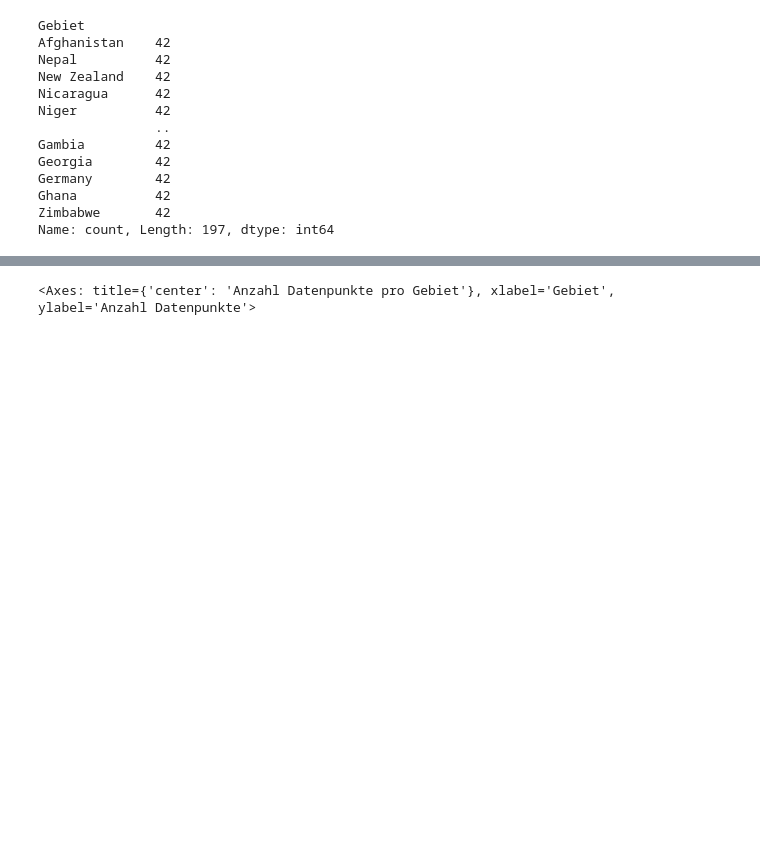
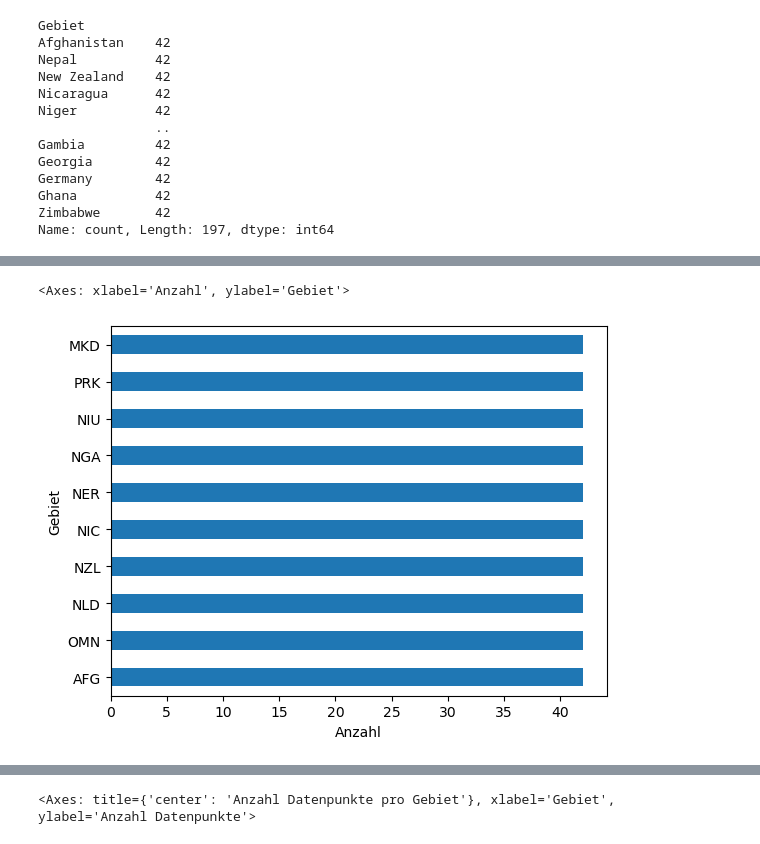
Before and after one commit to simona-cyber/LN-Python, a Jupyter notebook: Grundgerüst_Leistungsnachweis.ipynb, the cells around one changed output, grey strips where cells are left out. Cells and saved outputs as stored; diff of their text form; code cells hidden in the pictures; blank space fills up the shorter version.

```diff
--- a/Grundgerüst_Leistungsnachweis.ipynb
+++ b/Grundgerüst_Leistungsnachweis.ipynb
@@ -115,0 +195,5 @@ Name: count, Length: 197, dtype: int64
+# %%
+df["Gebiet"].value_counts().head(10).plot(kind="barh" , xlabel="Anzahl")
+# %% [output]
+<Axes: xlabel='Anzahl', ylabel='Gebiet'>
+[figure, added]
```
Also changed, not shown: parts of 31 cells of this notebook.
